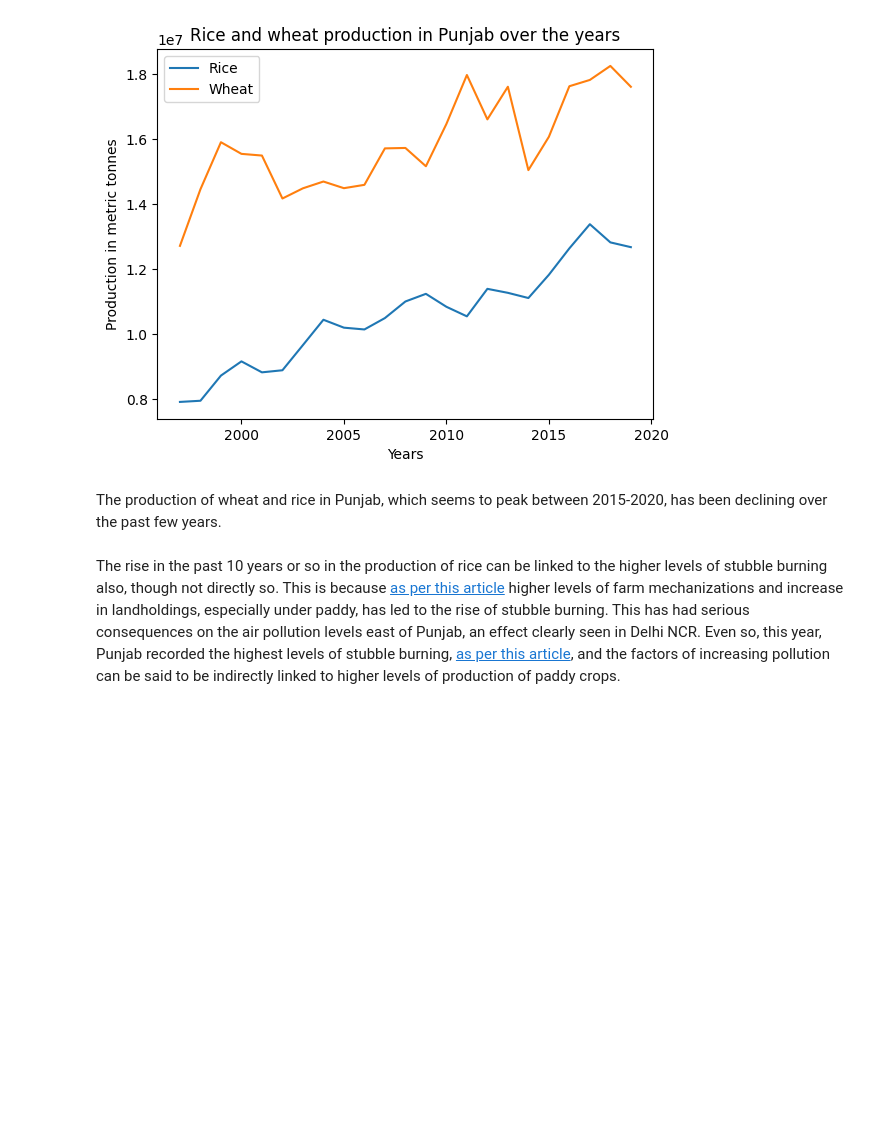
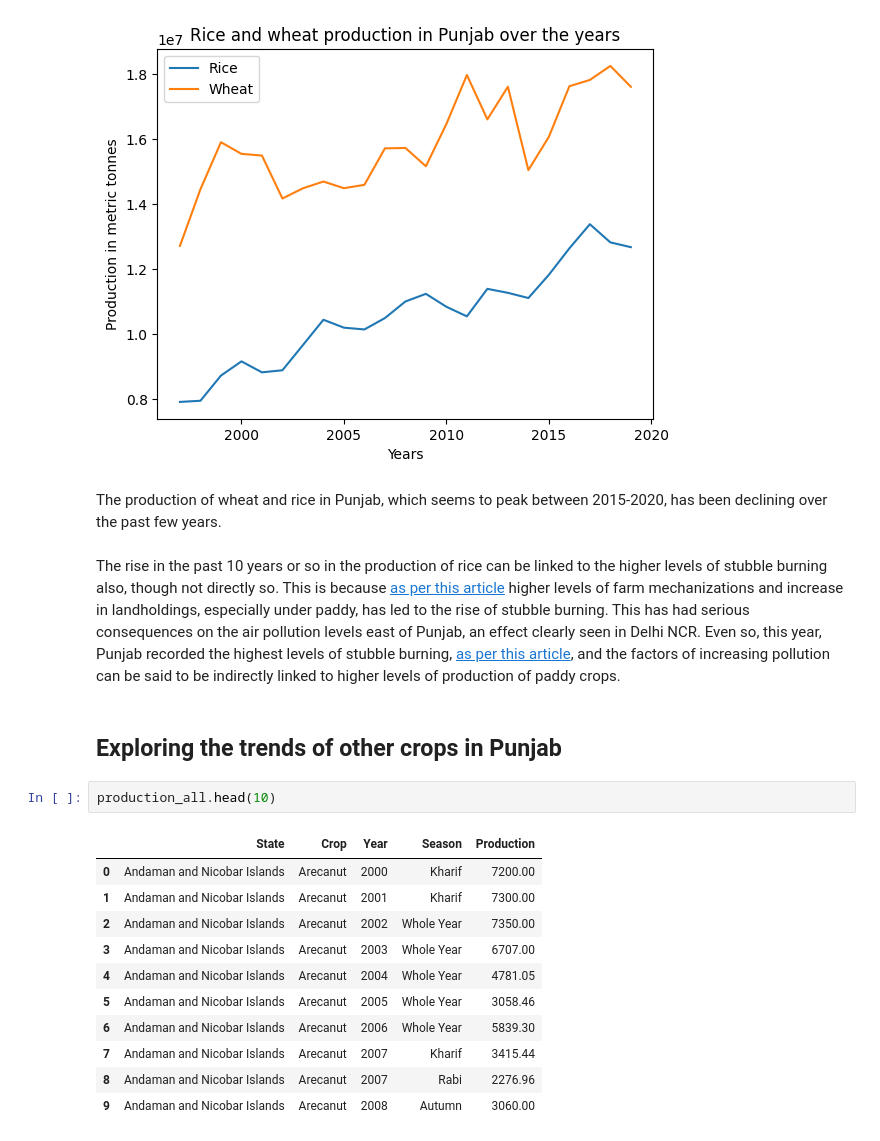
Before and after one commit to ananyatiwari14/DATAPROJECTFall2022, a Jupyter notebook: j33 finals.ipynb, the cells around one changed output. Drawn from its saved outputs; the diff is of its cells as text; blank space fills up the shorter version.

```diff
--- a/j33 finals.ipynb
+++ b/j33 finals.ipynb
@@ -818,3 +820,19 @@ plt.show()
 The production of wheat and rice in Punjab, which seems to peak between 2015-2020, has been declining over the past few years.
 # %% [markdown]
 The rise in the past 10 years or so in the production of rice can be linked to the higher levels of stubble burning also, though not directly so. This is because [as per this article]('https://www.hindustantimes.com/india-news/why-stubble-burning-in-haryana-and-punjab-has-intensified-in-last-10-years/story-cZG40Ey3gHIZKbtS7LjpRN.html') higher levels of farm mechanizations and increase in landholdings, especially under paddy, has led to the rise of stubble burning. This has had serious consequences on the air pollution levels east of Punjab, an effect clearly seen in Delhi NCR. Even so, this year, Punjab recorded the highest levels of stubble burning, [as per this article]('https://theprint.in/agriculture/no-other-option-as-its-fields-turn-black-skies-smoky-why-punjab-wont-stop-burning-stubble/1194030/'), and the factors of increasing pollution can be said to be indirectly linked to higher levels of production of paddy crops.
+# %% [markdown]
+## Exploring the trends of other crops in Punjab
+# %%
+production_all.head(10)
+# %% [output]
+|  | State | Crop | Year | Season | Production |
+| 0 | Andaman and Nicobar Islands | Arecanut | 2000 | Kharif | 7200.00 |
+| 1 | Andaman and Nicobar Islands | Arecanut | 2001 | Kharif | 7300.00 |
+| 2 | Andaman and Nicobar Islands | Arecanut | 2002 | Whole Year | 7350.00 |
+| 3 | Andaman and Nicobar Islands | Arecanut | 2003 | Whole Year | 6707.00 |
+| 4 | Andaman and Nicobar Islands | Arecanut | 2004 | Whole Year | 4781.05 |
+| 5 | Andaman and Nicobar Islands | Arecanut | 2005 | Whole Year | 3058.46 |
+| 6 | Andaman and Nicobar Islands | Arecanut | 2006 | Whole Year | 5839.30 |
+| 7 | Andaman and Nicobar Islands | Arecanut | 2007 | Kharif | 3415.44 |
+| 8 | Andaman and Nicobar Islands | Arecanut | 2007 | Rabi | 2276.96 |
+| 9 | Andaman and Nicobar Islands | Arecanut | 2008 | Autumn | 3060.00 |
```
Also changed, not shown: parts of 23 cells of this notebook, 1 other file.
